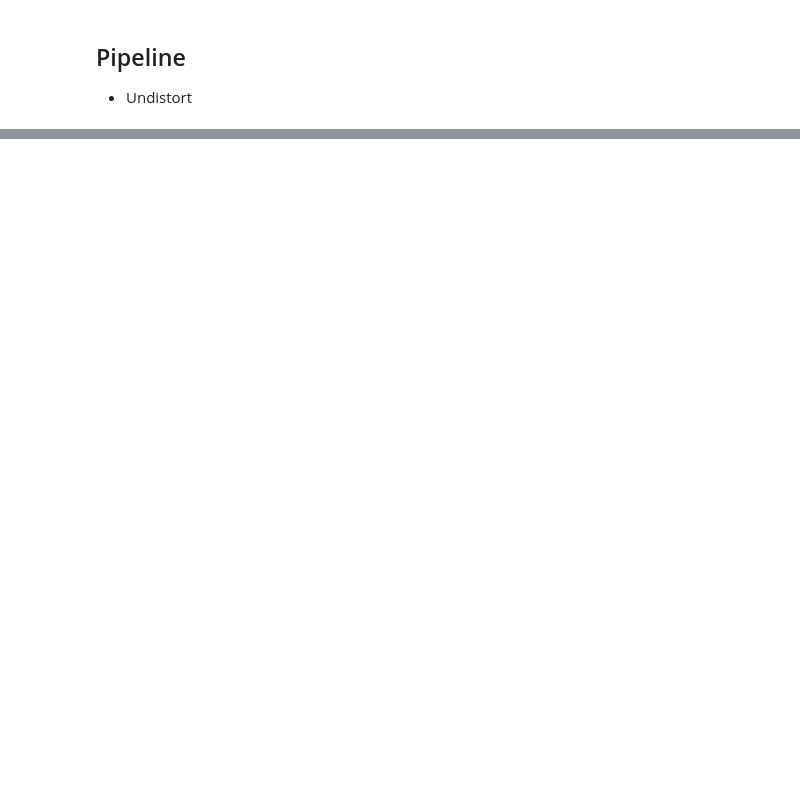
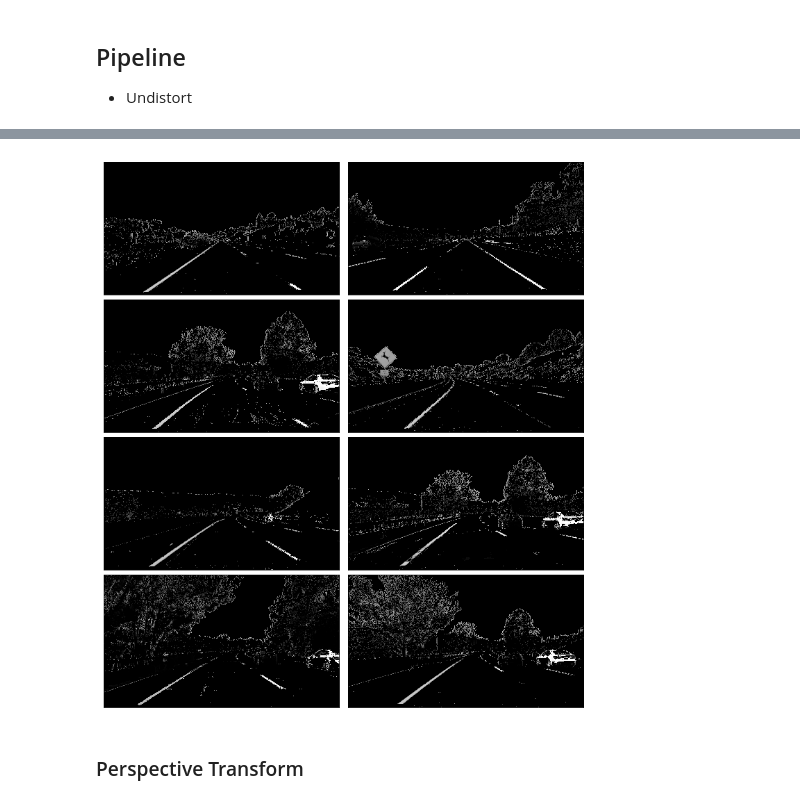
Before and after one commit to timothyta12/Advanced-Lane-Lines, a Jupyter notebook: Advanced_Lane_Detection.ipynb, the cells around one changed output, grey strips where cells are left out. Drawn from its saved outputs; the diff is of its cells as text; code cells hidden in the pictures; blank space fills up the shorter version.

```diff
--- a/Advanced_Lane_Detection.ipynb
+++ b/Advanced_Lane_Detection.ipynb
@@ -67,0 +114,12 @@ show_images(images[:4], cols=4)
+# %%
+def sobelx_select(img, thres=(0, 255)):
+    gray = cv2.cvtColor(img, cv2.COLOR_RGB2GRAY)
+
+    sobelx = cv2.Sobel(gray, cv2.CV_64F, 1, 0)
+    abs_sobelx = np.absolute(sobelx)
+    scaled_sobelx = np.uint8(255*abs_sobelx/np.max(abs_sobelx))
+
+    binary_output = cv2.inRange(scaled_sobelx, thres[0], thres[1])
+    return binary_output
+# %%
+hls_selection = [hls_select(img, s=(150,255)) for img in blur]
@@ -67,0 +128,11 @@ show_images(images[:4], cols=4)
+# %%
+sobelx_selection = [sobelx_select(img, (20, 100)) for img in blur]
+# %%
+threshold = [apply_masks_or(img, [mask1, mask2]) for img, mask1, mask2 in zip(blur, sobelx_selection, hls_selection)]
+threshold = [grayscale(img) for img in threshold]
+# %%
+show_images(threshold, cmap="gray")
+# %% [output]
+[figure, added]
+# %% [markdown]
+### Perspective Transform
```
Also changed, not shown: parts of 27 cells of this notebook.
